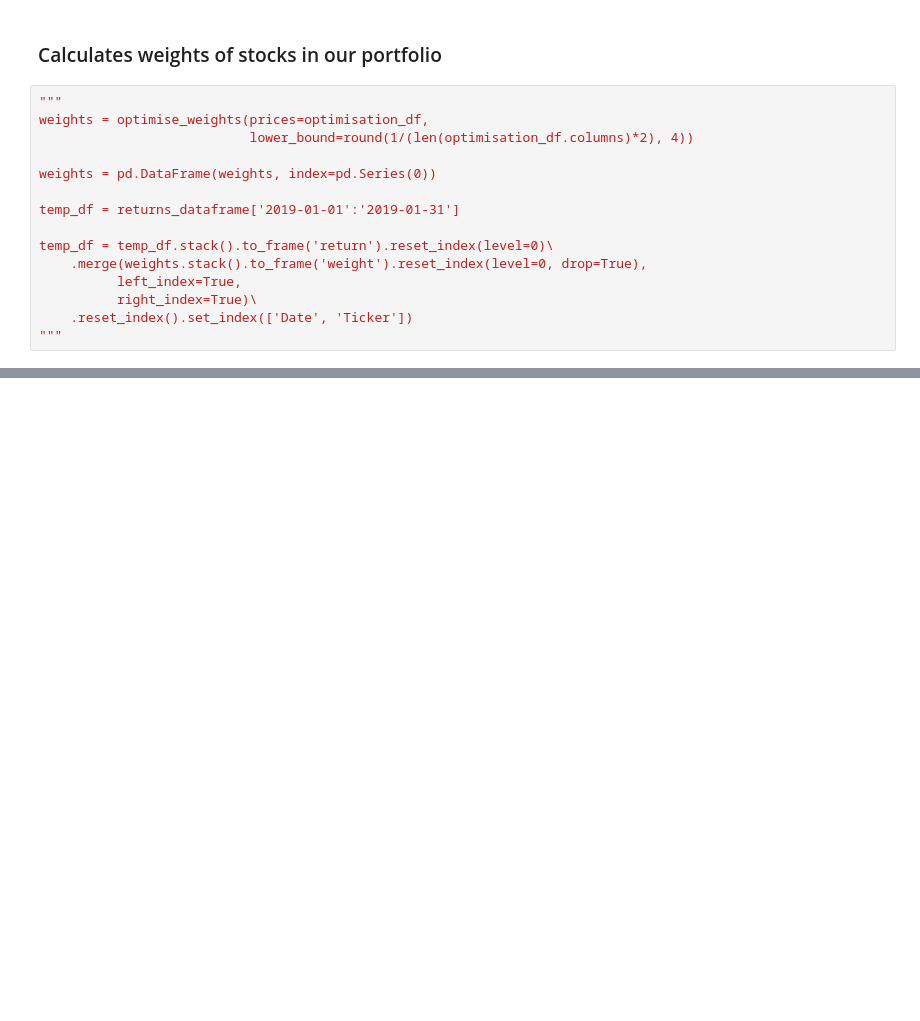
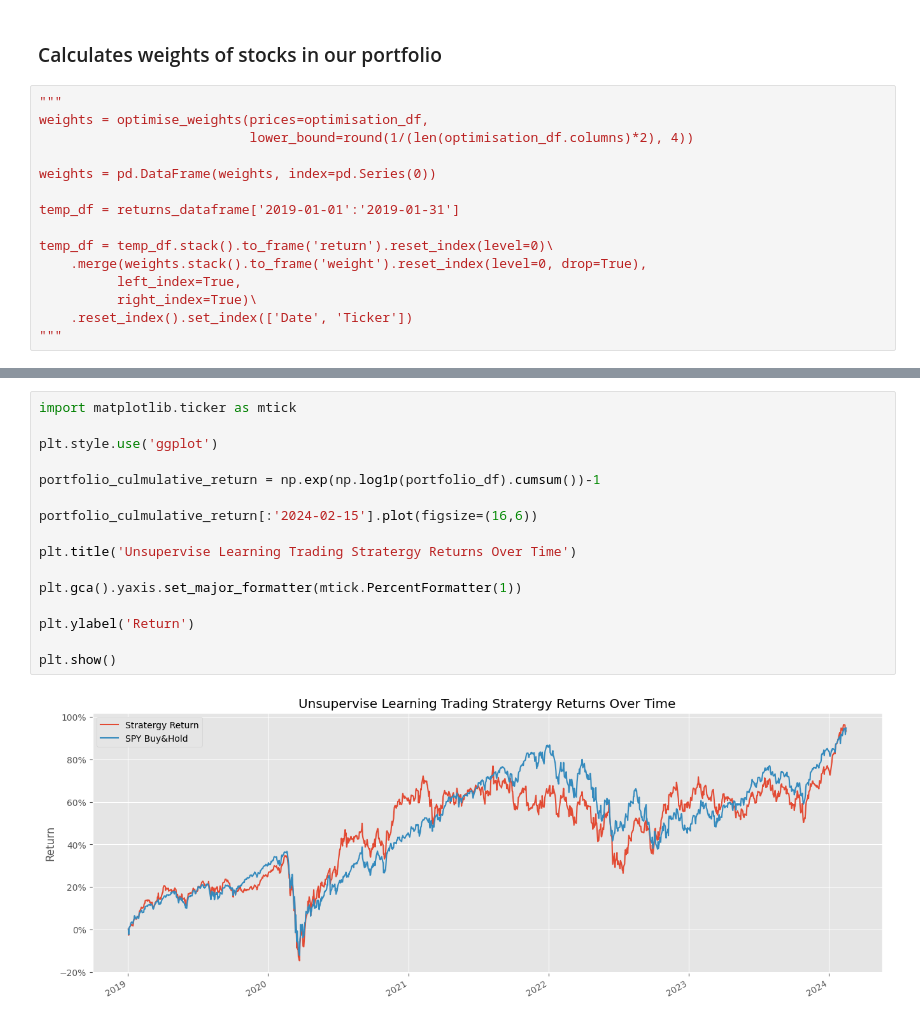
Before and after one commit to codyrosenzweig1/Quant_Trading_Basics_ML, a Jupyter notebook: Algorithmic_Trading_ML_Stratergies.ipynb, the cells around one changed output, grey strips where cells are left out. Drawn from its saved outputs; the diff is of its cells as text; blank space fills up the shorter version.

Commit message:
Added visualisation and comparison to S&P500 performance

```diff
--- a/Algorithmic_Trading_ML_Stratergies.ipynb
+++ b/Algorithmic_Trading_ML_Stratergies.ipynb
@@ -575,0 +610,18 @@ temp_df = temp_df.stack().to_frame('return').reset_index(level=0)\
+# %%
+import matplotlib.ticker as mtick
+
+plt.style.use('ggplot')
+
+portfolio_culmulative_return = np.exp(np.log1p(portfolio_df).cumsum())-1
+
+portfolio_culmulative_return[:'2024-02-15'].plot(figsize=(16,6))
+
+plt.title('Unsupervise Learning Trading Stratergy Returns Over Time')
+
+plt.gca().yaxis.set_major_formatter(mtick.PercentFormatter(1))
+
+plt.ylabel('Return')
+
+plt.show()
+# %% [output]
+[figure, added]
```
Also changed, not shown: parts of 3 cells of this notebook.
